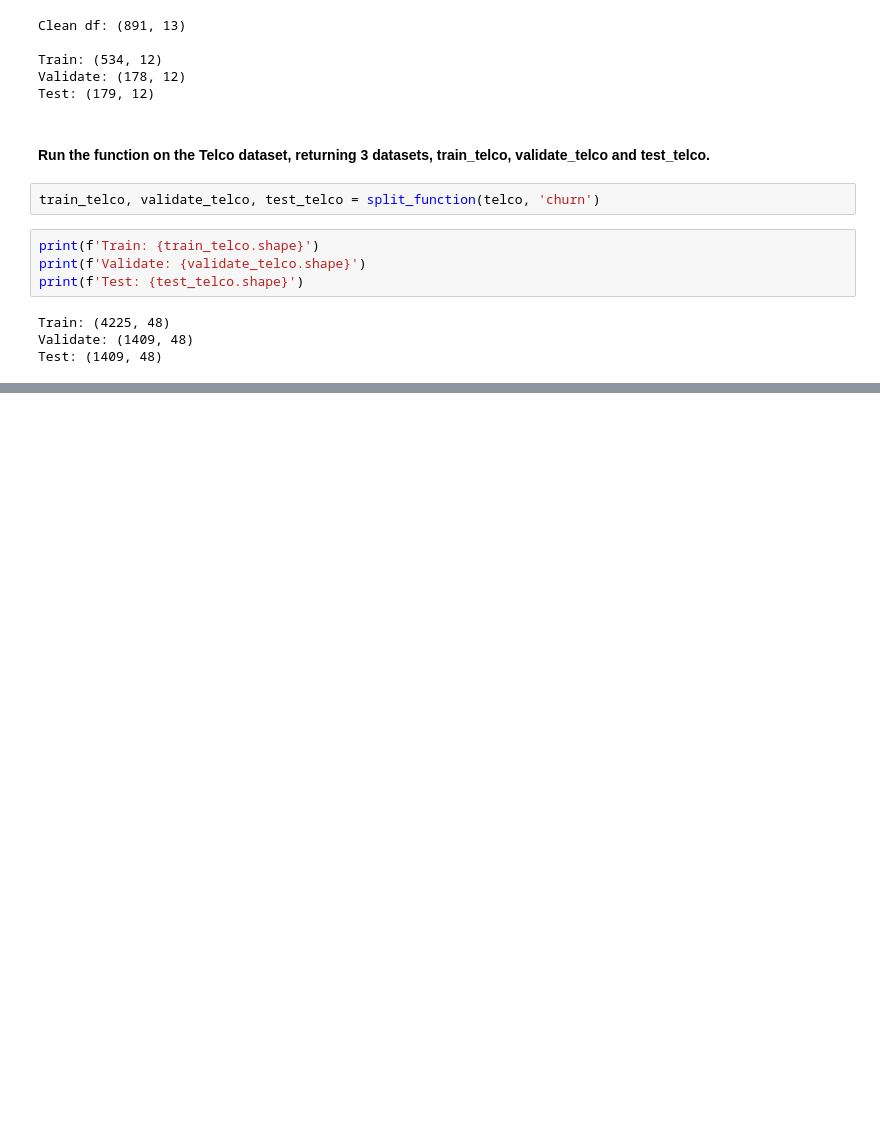
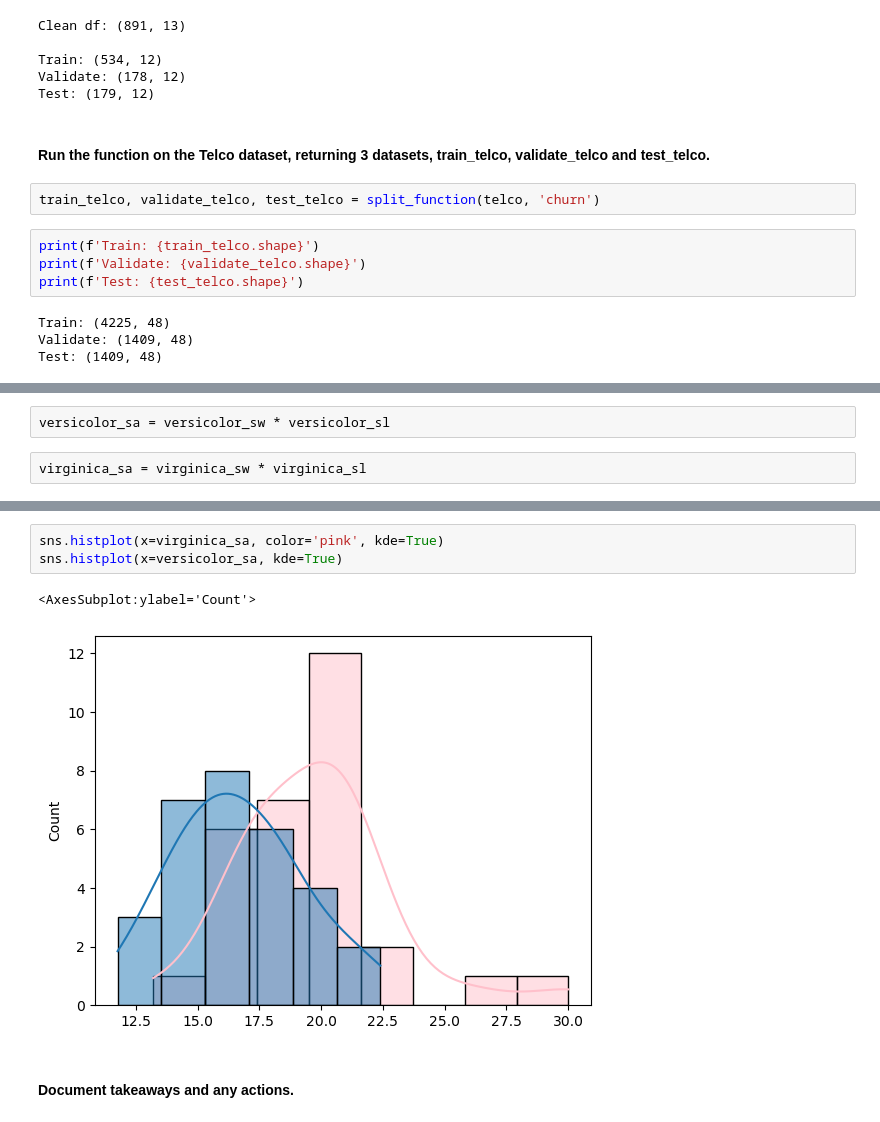
Before and after one commit to manuel-salazar1/classification-exercises, a Jupyter notebook: classification_exercises.ipynb, the cells around one changed output, grey strips where cells are left out. Saved outputs shown, nothing was run; the diff lists cells and outputs as text; blank space fills up the shorter version.

```diff
--- a/classification_exercises.ipynb
+++ b/classification_exercises.ipynb
@@ -1780,0 +1751,4 @@ We reject the null
+# %%
+versicolor_sa = versicolor_sw * versicolor_sl
+# %%
+virginica_sa = virginica_sw * virginica_sl
@@ -1780,0 +1767,10 @@ We reject the null
+# %%
+sns.histplot(x=virginica_sa, color='pink', kde=True)
+sns.histplot(x=versicolor_sa, kde=True)
+# %% [output]
+<AxesSubplot:ylabel='Count'>
+[figure, added]
+# %% [markdown]
+
+
+#### Document takeaways and any actions.
```
Also changed, not shown: parts of 207 cells of this notebook, 1 other file.
